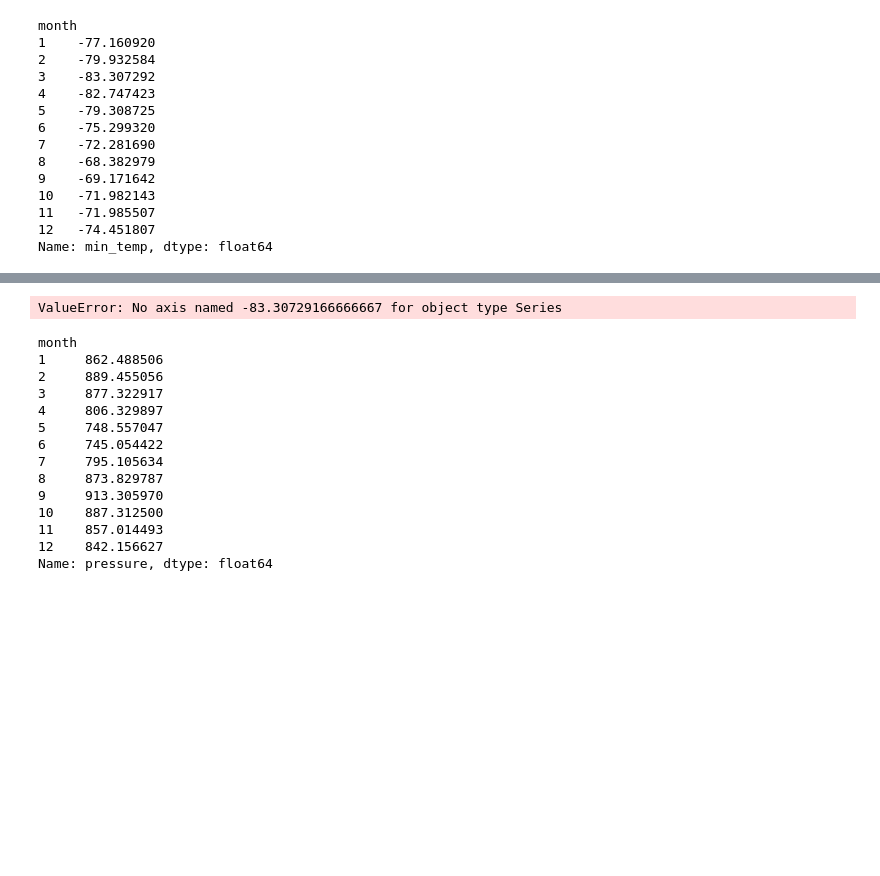
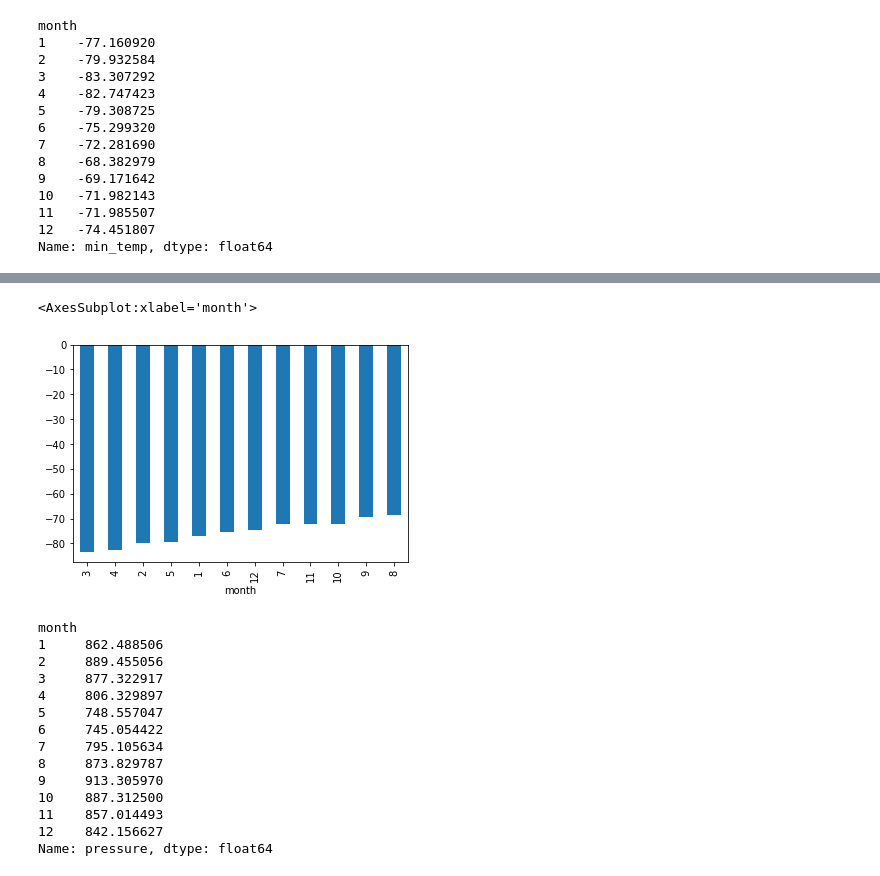
Before and after one commit to jstnkuo/Mars-Data-HTML-Scraping, a Jupyter notebook: part_2_mars_weather.ipynb, the cells around one changed output, grey strips where cells are left out. Saved outputs shown, nothing was run; the diff lists cells and outputs as text; code cells hidden in the pictures; blank space fills up the shorter version.

```diff
--- a/part_2_mars_weather.ipynb
+++ b/part_2_mars_weather.ipynb
@@ -157,9 +172,10 @@ avg_low_temp.plot(kind='line')
 # %%
 # Identify the coldest and hottest months in Curiosity's location
-coldest_month = avg_low_temp.loc(avg_low_temp.min())
-coldest_month
+temp_month = avg_low_temp.sort_values()
+temp_month.plot(kind='bar')
 # %% [output]
-ValueError: No axis named -83.30729166666667 for object type Series
+<AxesSubplot:xlabel='month'>
+[figure, added]
 # %%
 # 4. Average pressure by Martian month
 avg_pressure = mars_df.groupby(mars_df['month'])['pressure'].mean()
```
Also changed, not shown: parts of 7 cells of this notebook, 2 other files.
